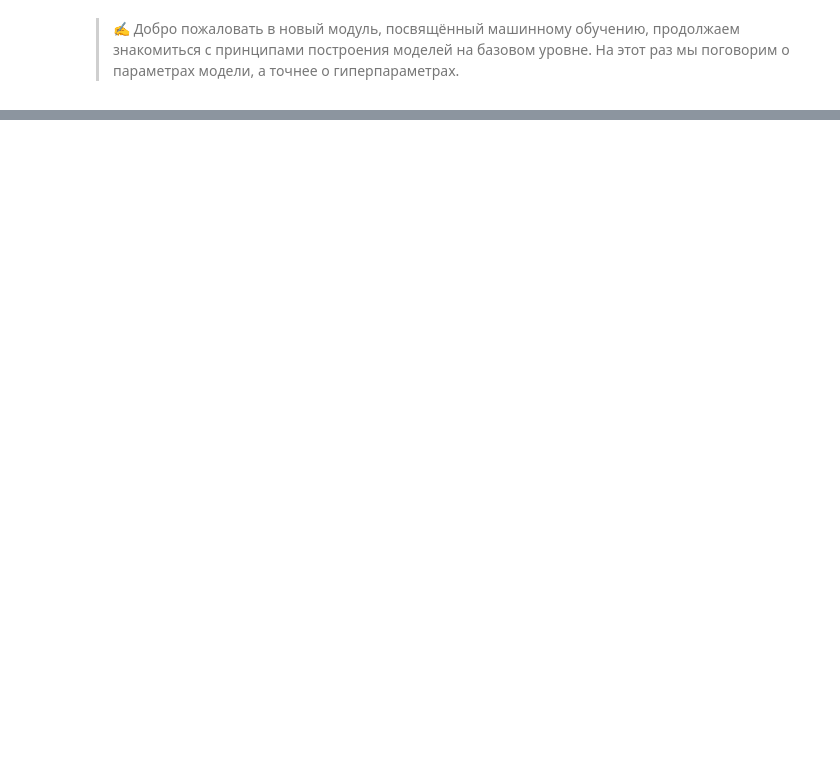
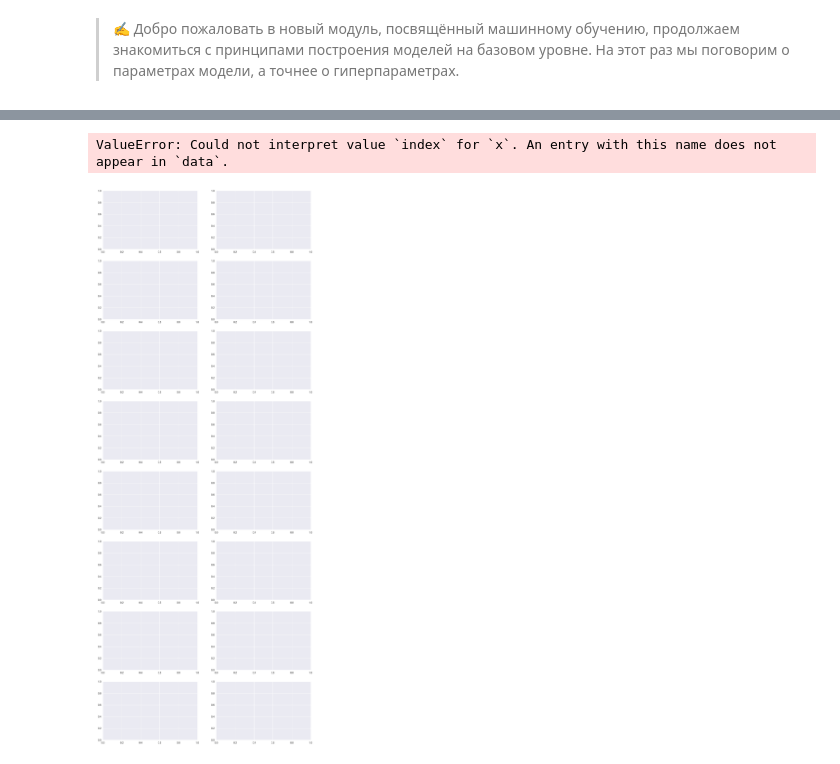
Before and after one commit to DadonovIV/for_sf_ds, a Jupyter notebook: ML/ML_7/ML_7.ipynb, the cells around one changed output, grey strips where cells are left out. Saved outputs shown, nothing was run; the diff lists cells and outputs as text; code cells hidden in the pictures; blank space fills up the shorter version.

```diff
--- a/ML/ML_7/ML_7.ipynb
+++ b/ML/ML_7/ML_7.ipynb
@@ -105,0 +243,8 @@
+# %%
+#Для удобства переобозначим целевой признак (не обязательный шаг)
+data['income'] = data['income'].apply(lambda x: 1 if x == '>50K' else 0)
+# %%
+#Исследуем категориальные признаки
+types = data.dtypes
+cat_features = list(types[(types == 'object')].index)
+cat_features
@@ -105,0 +260,19 @@
+# %%
+n = len(cat_features) #число категориальных признаков
+fig, axes = plt.subplots(n, 2, figsize=(15, 40)) #фигура+n*2 координатных плоскостей
+#Создаем цикл для всех признаков из списка категориальных признаков
+for i, feature in enumerate(cat_features):
+    #Строим количественную столбчатую для долевого соотношения каждой из категорий в данных
+    count_data = (data[feature].value_counts(normalize=True)
+                  .sort_values(ascending=False)
+                  .rename('percentage')
+                  .reset_index())
+    count_barplot = sns.barplot(data=count_data, x='index', y='percentage', ax=axes[i][0])
+    count_barplot.xaxis.set_tick_params(rotation=60)
+    #Строим столбчатую диаграмму доли людей зарабатывающих >50K (среднее по столбцу income) в зависимости от категории
+    mean_barplot = sns.barplot(data=data, x=feature, y='income', ax=axes[i][1])
+    mean_barplot.xaxis.set_tick_params(rotation=60)
+plt.tight_layout() #выравнивание графиков
+# %% [output]
+ValueError: Could not interpret value `index` for `x`. An entry with this name does not appear in `data`.
+[figure, added]
```
Also changed, not shown: parts of 73 cells of this notebook, 11 other files.
